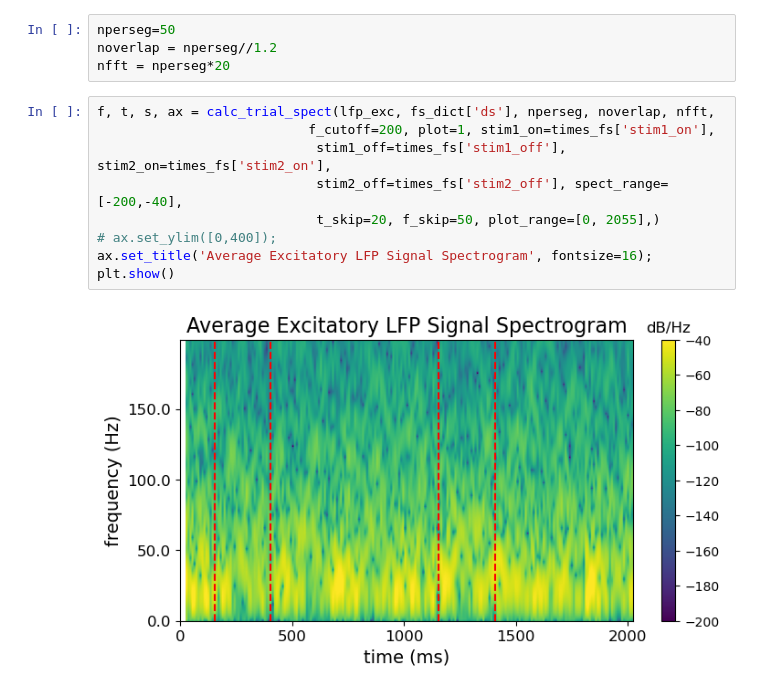
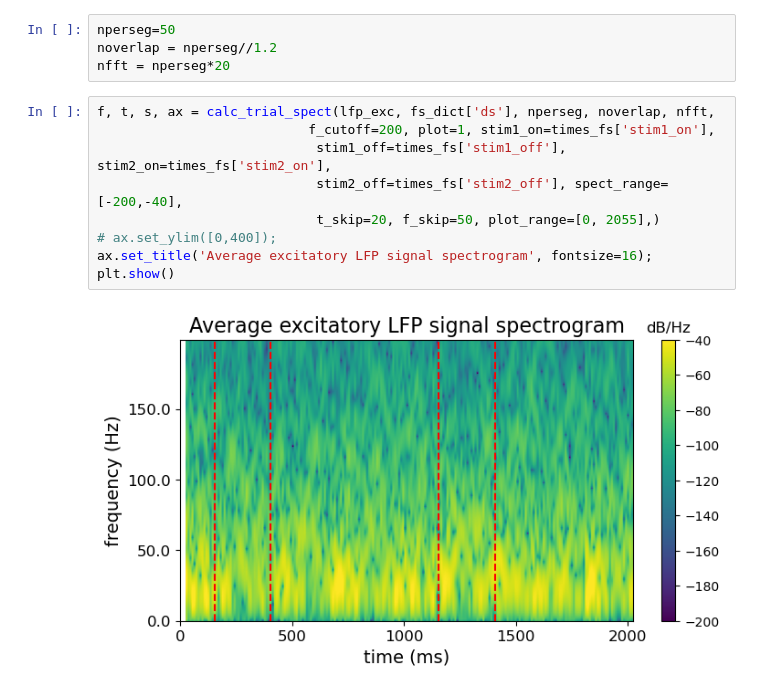
Before and after one commit to renee-tung/spikeRNN, a Jupyter notebook: analysis/4_LFP/1_power/visualize_LFP_calc.ipynb, the cells around one changed output. Cells and saved outputs as stored; diff of their text form.

```diff
--- a/analysis/4_LFP/1_power/visualize_LFP_calc.ipynb
+++ b/analysis/4_LFP/1_power/visualize_LFP_calc.ipynb
@@ -185,14 +185,14 @@ nfft = nperseg*20
 # %%
 f, t, s, ax = calc_trial_spect(lfp_exc, fs_dict['ds'], nperseg, noverlap, nfft,
                            f_cutoff=200, plot=1, stim1_on=times_fs['stim1_on'],
                             stim1_off=times_fs['stim1_off'], stim2_on=times_fs['stim2_on'],
                             stim2_off=times_fs['stim2_off'], spect_range=[-200,-40],
                             t_skip=20, f_skip=50, plot_range=[0, 2055],)
 # ax.set_ylim([0,400]);
-ax.set_title('Average Excitatory LFP Signal Spectrogram', fontsize=16);
+ax.set_title('Average excitatory LFP signal spectrogram', fontsize=16);
 plt.show()
 # %% [output]
-[figure, old version]
+[figure, new version]
 # %%
 f, t, s, ax = calc_trial_spect(lfp_inh, fs_dict['ds'], nperseg, noverlap, nfft,
                            f_cutoff=200, plot=1, stim1_on=times_fs['stim1_on'],
```
Also changed, not shown: parts of 4 cells of this notebook, 9 other files.
